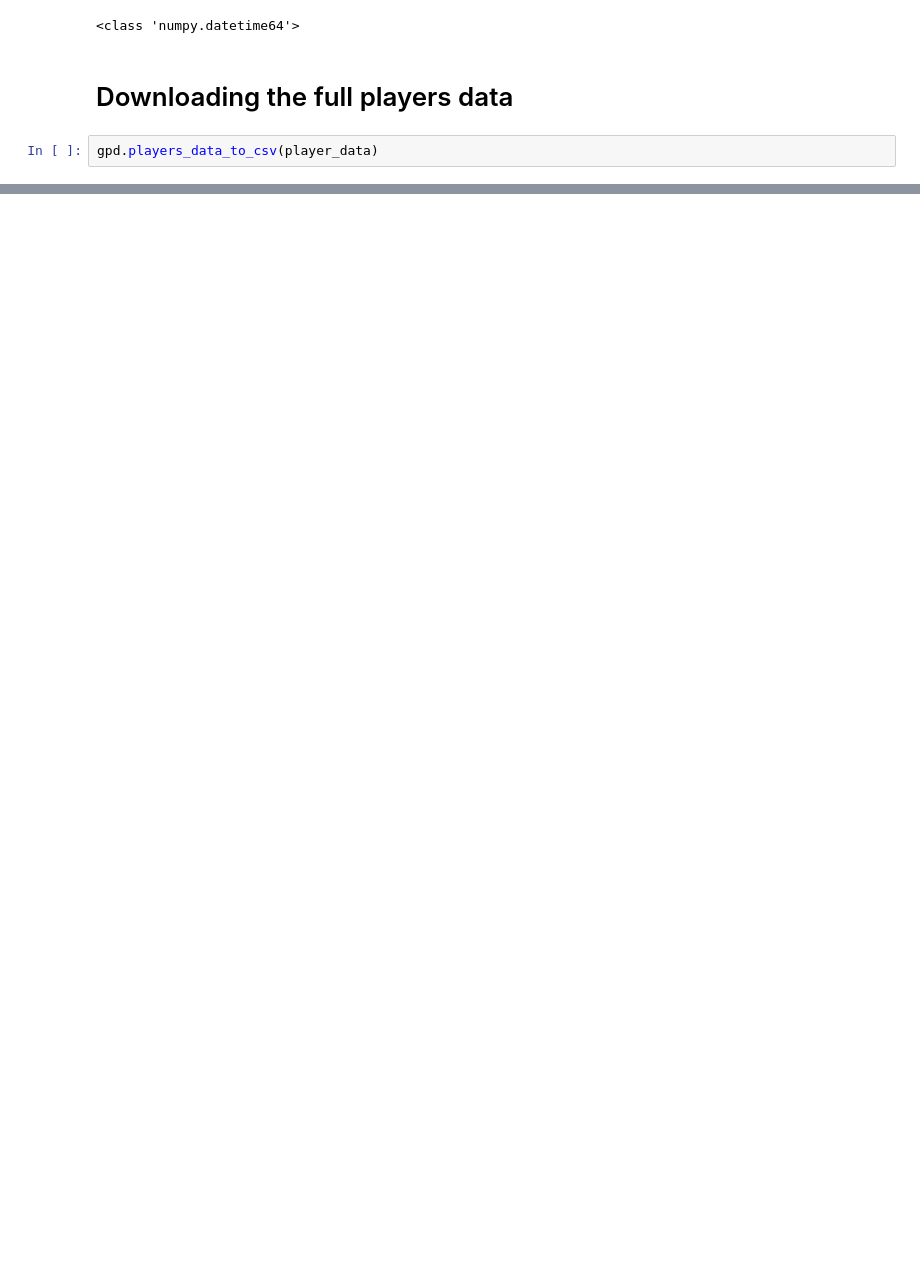
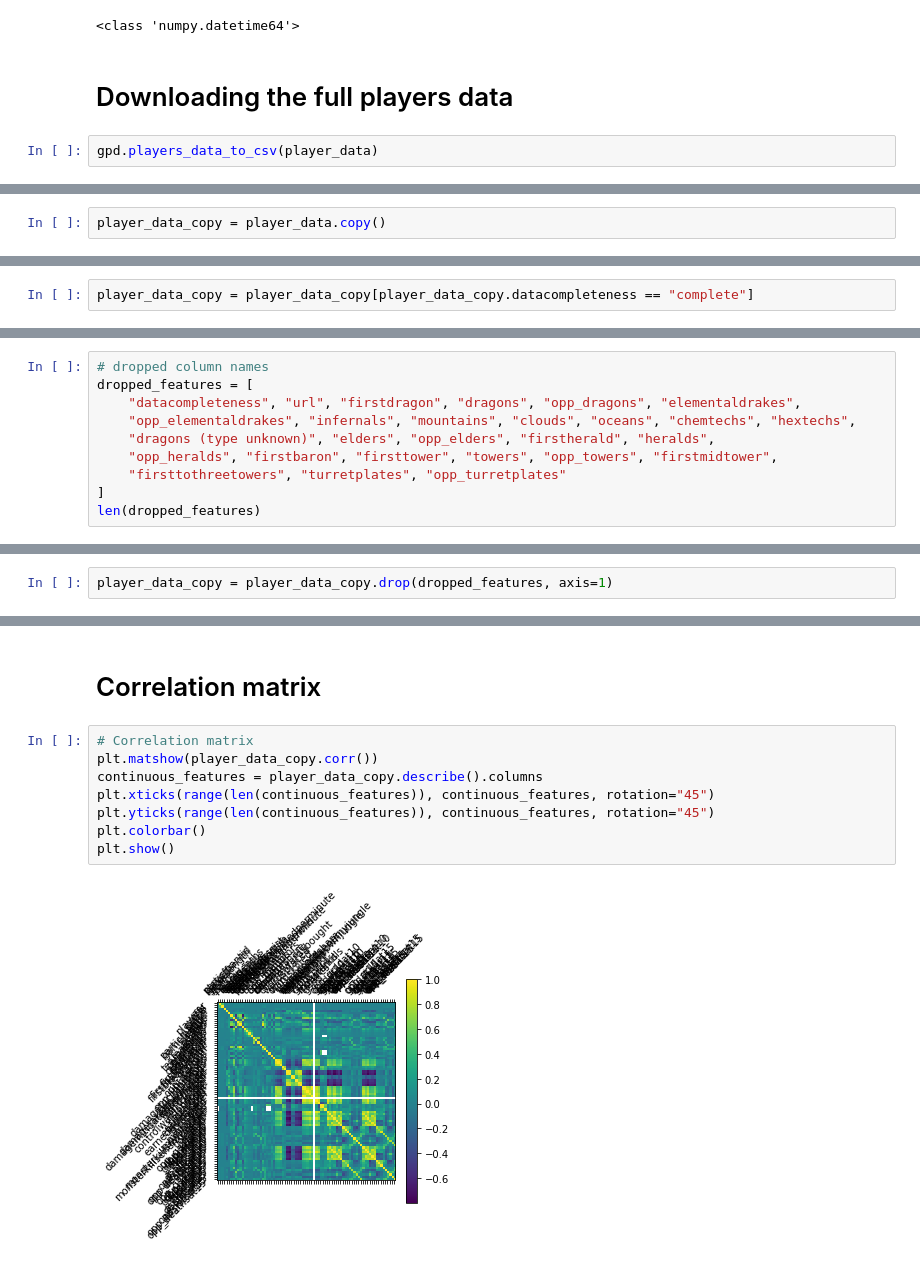
Before and after one commit to niketanmoon/esports, a Jupyter notebook: players.ipynb, the cells around one changed output, grey strips where cells are left out. Drawn from its saved outputs; the diff is of its cells as text; blank space fills up the shorter version.

Commit message:
Added changes to the players data and added EDA for players data including correlation

```diff
--- a/players.ipynb
+++ b/players.ipynb
@@ -178,0 +201,2 @@ gpd.players_data_to_csv(player_data)
+# %%
+player_data_copy = player_data.copy()
@@ -178,0 +214,2 @@ gpd.players_data_to_csv(player_data)
+# %%
+player_data_copy = player_data_copy[player_data_copy.datacompleteness == "complete"]
@@ -178,0 +224,10 @@ gpd.players_data_to_csv(player_data)
+# %%
+# dropped column names
+dropped_features = [
+    "datacompleteness", "url", "firstdragon", "dragons", "opp_dragons", "elementaldrakes",
+    "opp_elementaldrakes", "infernals", "mountains", "clouds", "oceans", "chemtechs", "hextechs",
+    "dragons (type unknown)", "elders", "opp_elders", "firstherald", "heralds",
+    "opp_heralds", "firstbaron", "firsttower", "towers", "opp_towers", "firstmidtower",
+    "firsttothreetowers", "turretplates", "opp_turretplates"
+]
+len(dropped_features)
@@ -178,0 +236,2 @@ gpd.players_data_to_csv(player_data)
+# %%
+player_data_copy = player_data_copy.drop(dropped_features, axis=1)
@@ -178,0 +254,12 @@ gpd.players_data_to_csv(player_data)
+# %% [markdown]
+# Correlation matrix
+# %%
+# Correlation matrix
+plt.matshow(player_data_copy.corr())
+continuous_features = player_data_copy.describe().columns
+plt.xticks(range(len(continuous_features)), continuous_features, rotation="45")
+plt.yticks(range(len(continuous_features)), continuous_features, rotation="45")
+plt.colorbar()
+plt.show()
+# %% [output]
+[figure, added]
```
Also changed, not shown: parts of 44 cells of this notebook, 1 other file.
